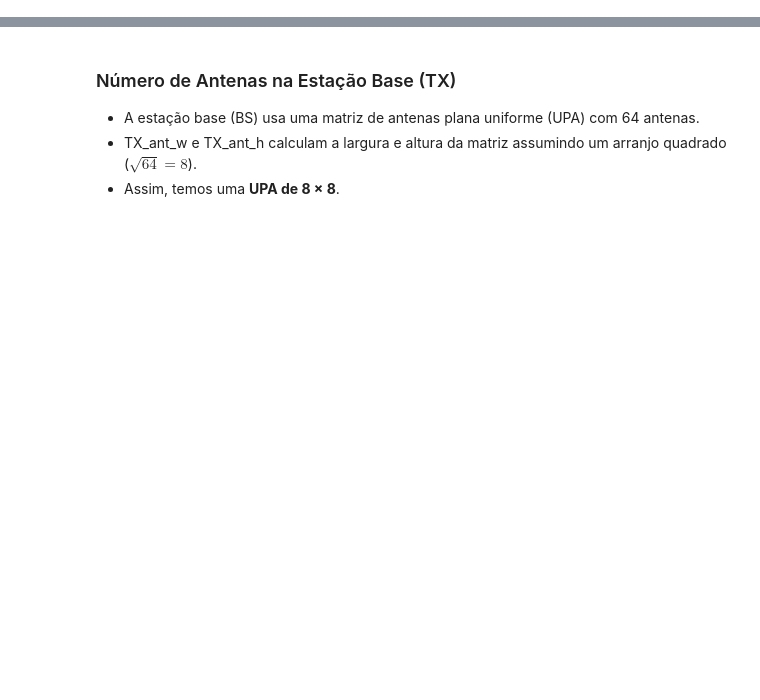
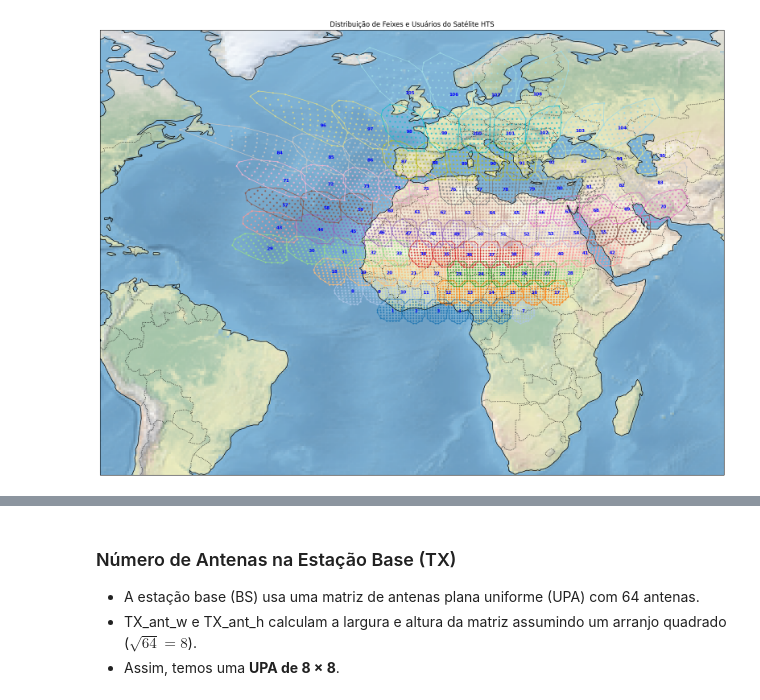
Before and after one commit to frodriguesfajr/Scripts_general, a Jupyter notebook: precoding_methods_v10.ipynb, the cells around one changed output, grey strips where cells are left out. Drawn from its saved outputs; the diff is of its cells as text; code cells hidden in the pictures; blank space fills up the shorter version.

```diff
--- a/precoding_methods_v10.ipynb
+++ b/precoding_methods_v10.ipynb
@@ -5 +6,11 @@ import matplotlib.pyplot as plt
+# %%
+# Carregar o arquivo .mat
+mat_lat_lon_data_users = scipy.io.loadmat('LatLon_AllUsers.mat')
+# Acessar a variável principal
+lat_lon_data_users = mat_lat_lon_data_users['LatLon_AllUsers']
+# Listar as variáveis dentro do arquivo
+# print(mat_lat_lon_data_users.keys())
+# print("Tipo de dado:", type(lat_lon_data_users))
+# print("Formato:", lat_lon_data_users.shape)
+# print("Conteúdo:", lat_lon_data_users)
 # %%
@@ -94,13 +25,7 @@ Successfully installed cartopy-0.24.1 pyproj-3.7.1 pyshp-2.3.1 shapely-2.0.7
 # %%
-import scipy.io
 # Carregar o arquivo .mat
 mat_data = scipy.io.loadmat('Channel_perbeam.mat')
-mat_data_beam_center = scipy.io.loadmat('LatLon_Center.mat')
-
 # Acessar a variável principal
 channel_data = mat_data['Channel_perbeam']
-beam_center_data = mat_data_beam_center['LatLon_Center']
-
 # Listar as variáveis dentro do arquivo
-# print(mat_data.keys())
-print(mat_data_beam_center.keys())
+print(mat_data.keys())
@@ -125,0 +34,66 @@ plt.show()
+# %%
+import numpy as np
+import matplotlib.pyplot as plt
+import cartopy.crs as ccrs
+import cartopy.feature as cfeature
+from scipy.spatial import ConvexHull
+
+# Criar a figura e os eixos do mapa
+fig, ax = plt.subplots(figsize=(20, 15), subplot_kw={'projection': ccrs.PlateCarree()})
+
+# Definir limites do mapa
+ax.set_extent([-80, 70, -35, 72], crs=ccrs.PlateCarree())
+
+# Adicionar mapa base
+ax.stock_img()
+ax.add_feature(cfeature.COASTLINE, linewidth=1)
+ax.add_feature(cfeature.BORDERS, linestyle=':')
+
+# Extrair posições dos feixes
+latitudes_beams = beam_center_data[:, 0]
+longitudes_beams = beam_center_data[:, 1]
+
+# Gerar cores diferentes para os feixes
+colors = plt.cm.get_cmap("tab20", 108)  # Paleta de cores para até 108 feixes
+
+# Plotar feixes e usuários
+for beam in range(108):
+    latitudes_users = lat_lon_data_users[:, 1, beam]
+    longitudes_users = lat_lon_data_users[:, 0, beam]
+
+    # Remover valores NaN antes de criar o casco convexo
+    mask = ~np.isnan(latitudes_users) & ~np.isnan(longitudes_users)
+    latitudes_users = latitudes_users[mask]
+    longitudes_users = longitudes_users[mask]
+
+    # Plota usuários
+    ax.scatter(
+        longitudes_users, latitudes_users,
+        color=colors(beam), s=5, alpha=0.7,
+        transform=ccrs.PlateCarree()
+    )
+
+    # Criar contorno usando Convex Hull
+    if len(latitudes_users) > 3:  # ConvexHull precisa de pelo menos 4 pontos
+        points = np.column_stack((longitudes_users, latitudes_users))
+        hull = ConvexHull(points)
+
+        # Plotar o contorno do feixe
+        for simplex in hull.simplices:
+            ax.plot(points[simplex, 0], points[simplex, 1], color=colors(beam), lw=1, transform=ccrs.PlateCarree())
+
+    # Adicionar rótulo com o número do feixe no centro
+    ax.text(
+        longitudes_beams[beam], latitudes_beams[beam], str(beam + 1),
+        fontsize=8, color="blue", fontweight="bold",
+        ha="center", va="center", transform=ccrs.PlateCarree()
+    )
+
+# Configurar rótulos
+ax.set_xlabel("Longitude")
+ax.set_ylabel("Latitude")
+ax.set_title("Distribuição de Feixes e Usuários do Satélite HTS")
+
+plt.show()
+# %% [output]
+[figure, added]
```
Also changed, not shown: parts of 22 cells of this notebook.
